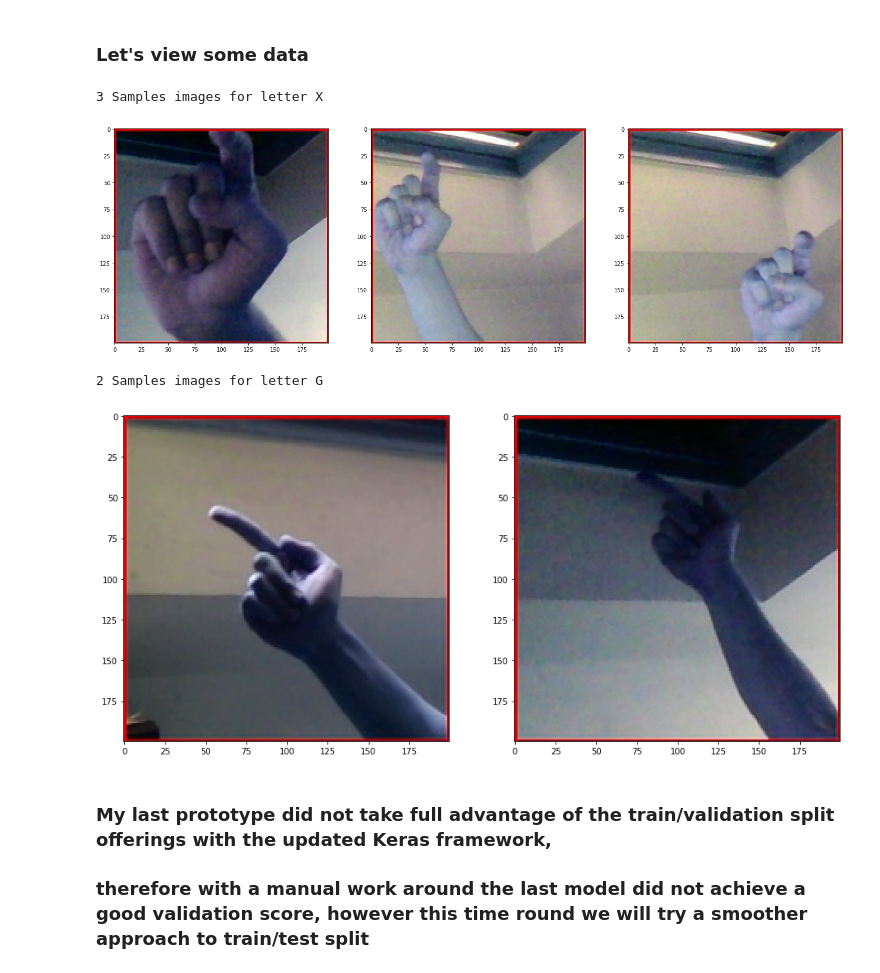
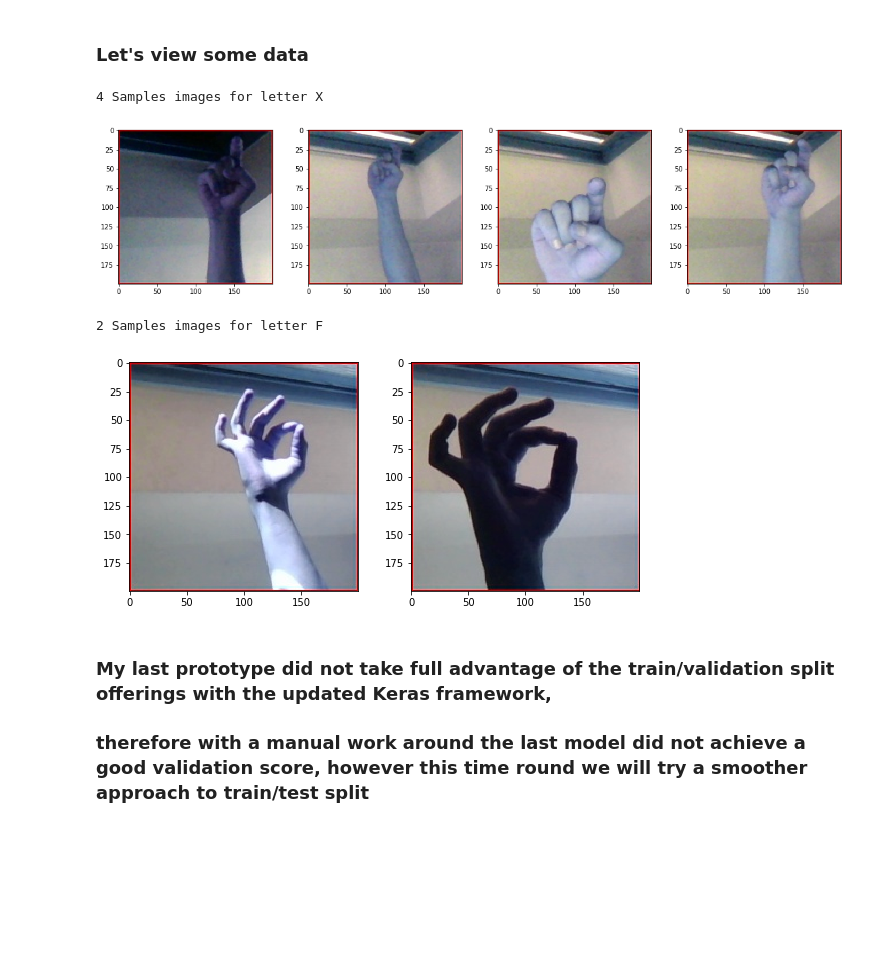
Before and after one commit to morrissa/Sign-Language-Classifer, a Jupyter notebook: Sign Language Classifier-v2.ipynb, the cells around one changed output. Saved outputs shown, nothing was run; the diff lists cells and outputs as text; code cells hidden in the pictures; blank space fills up the shorter version.

```diff
--- a/Sign Language Classifier-v2.ipynb
+++ b/Sign Language Classifier-v2.ipynb
@@ -50,22 +53,22 @@ def plot_samples(letter,sample_number):
     base_path = 'asl_alphabet_train/'
     img_path = base_path + letter + '/**'
     path_contents = glob(img_path)
-    plt.figure(figsize=(24,24))
+    plt.figure(figsize=(100,100))
     for i in range(sample_number):
         imgs = random.sample(path_contents, sample_number)
-        plt.subplot(131+i)
+        plt.subplot(20,20,131+i)
         plt.imshow(cv2.imread(imgs[i]))
     return
 # %%
-plot_samples('X',3)
+plot_samples('X',4)
 # %% [output]
-3 Samples images for letter X
+4 Samples images for letter X
-[figure, old version]
+[figure, new version]
 # %%
-plot_samples('G',2)
+plot_samples('F',2)
 # %% [output]
-2 Samples images for letter G
+2 Samples images for letter F
-[figure, old version]
+[figure, new version]
 # %% [markdown]
 ### My last prototype did not take full advantage of the train/validation split offerings with the updated Keras framework,
 
```
Also changed, not shown: parts of 10 cells of this notebook, 28 other files.
